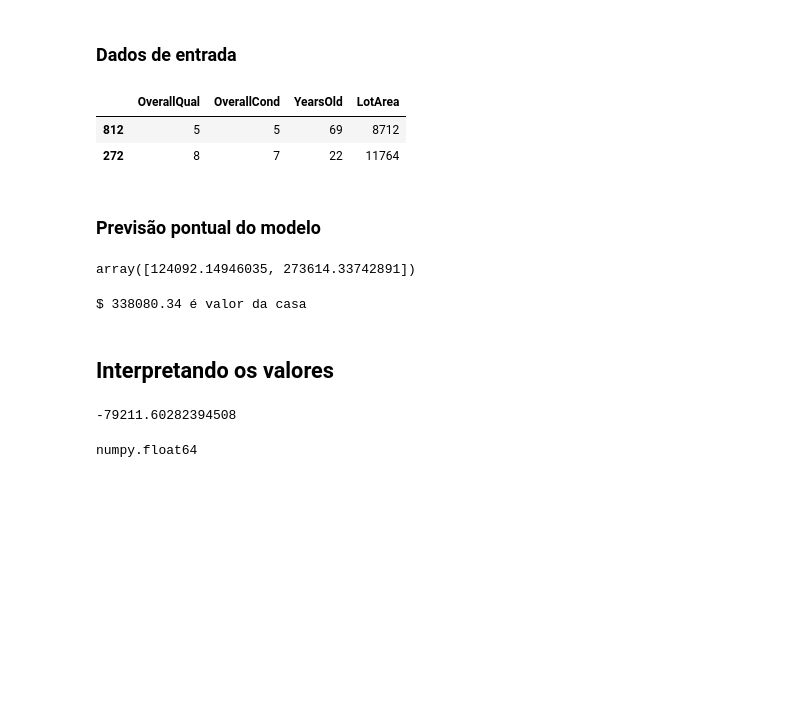
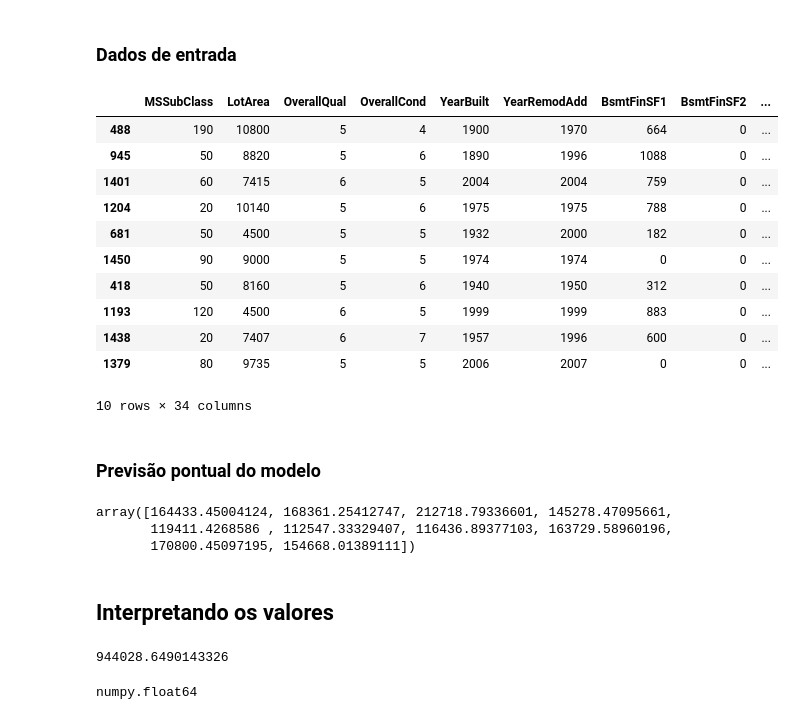
Before and after one commit to esterfania/machine_learning, a Jupyter notebook: Trabalho.ipynb, the cells around one changed output. Drawn from its saved outputs; the diff is of its cells as text; code cells hidden in the pictures; blank space fills up the shorter version.

```diff
--- a/Trabalho.ipynb
+++ b/Trabalho.ipynb
@@ -245,14 +237,14 @@ from sklearn.model_selection import train_test_split
 ### Criando uma Series para armazenar a váriavel y
 # %%
 y = df['SalePrice']
-
+df = df.drop(['Id'], axis=1)
 # Criando um dataframe para armazernar a váriavel explicativa x (Variáveis explicativas nesse caso são as condições de
 # acabamento - OverallQual, Condição geral da casa - OverallCond, Idade da Construção - YearsOld )
-X = df[['OverallQual', 'OverallCond', 'YearsOld', 'LotArea']]
+X = df.loc[:,(df.columns != 'SalePrice')]
 # %% [markdown]
 ### Criando dataset de treino e teste
 # %%
-X_train, X_test, y_train, y_test = train_test_split(X, y, test_size=0.25, random_state=2811)
+X_train, X_test, y_train, y_test = train_test_split(X, y, test_size=0.30, random_state=2811)
 # %% [markdown]
 ### Verificando o tamanho dos dataframes gerados pelo train_test_split
 # %%
@@ -306,33 +298,36 @@ R² = 1.0
 # %% [markdown]
 ### Dados de entrada
 # %%
-entrada = X_test[0:2]
+entrada = X_test[10:20]
 entrada
 # %% [output]
-|  | OverallQual | OverallCond | YearsOld | LotArea |
-| 812 | 5 | 5 | 69 | 8712 |
-| 272 | 8 | 7 | 22 | 11764 |
+|  | MSSubClass | LotArea | OverallQual | OverallCond | YearBuilt | YearRemodAdd | BsmtFinSF1 | BsmtFinSF2 | ... |
+| 488 | 190 | 10800 | 5 | 4 | 1900 | 1970 | 664 | 0 | ... |
+| 945 | 50 | 8820 | 5 | 6 | 1890 | 1996 | 1088 | 0 | ... |
+| 1401 | 60 | 7415 | 6 | 5 | 2004 | 2004 | 759 | 0 | ... |
+| 1204 | 20 | 10140 | 5 | 6 | 1975 | 1975 | 788 | 0 | ... |
+| 681 | 50 | 4500 | 5 | 5 | 1932 | 2000 | 182 | 0 | ... |
+| 1450 | 90 | 9000 | 5 | 5 | 1974 | 1974 | 0 | 0 | ... |
+| 418 | 50 | 8160 | 5 | 6 | 1940 | 1950 | 312 | 0 | ... |
+| 1193 | 120 | 4500 | 6 | 5 | 1999 | 1999 | 883 | 0 | ... |
+| 1438 | 20 | 7407 | 6 | 7 | 1957 | 1996 | 600 | 0 | ... |
+| 1379 | 80 | 9735 | 5 | 5 | 2006 | 2007 | 0 | 0 | ... |
+10 rows × 34 columns
 # %% [markdown]
 ### Previsão pontual do modelo
 # %%
 model.predict(entrada)
 # Valores previstos pros dados selecionados acima
 # %% [output]
-array([124092.14946035, 273614.33742891])
+array([164433.45004124, 168361.25412747, 212718.79336601, 145278.47095661,
+       119411.4268586 , 112547.33329407, 116436.89377103, 163729.58960196,
+       170800.45097195, 154668.01389111])
-# %%
-OverallQual = 10
-OverallCond = 10
-YearsOld = 50
-LotArea = 1000
-print('$ {0:.2f} é valor da casa'.format(model.predict([[OverallQual, OverallCond, YearsOld, LotArea]])[0]))
-# %% [output]
-$ 338080.34 é valor da casa
 # %% [markdown]
 ## Interpretando os valores
 # %%
 model.intercept_
 # %% [output]
--79211.60282394508
+944028.6490143326
 # %%
 type(model.intercept_)
 # %% [output]
```
Also changed, not shown: parts of 40 cells of this notebook.
